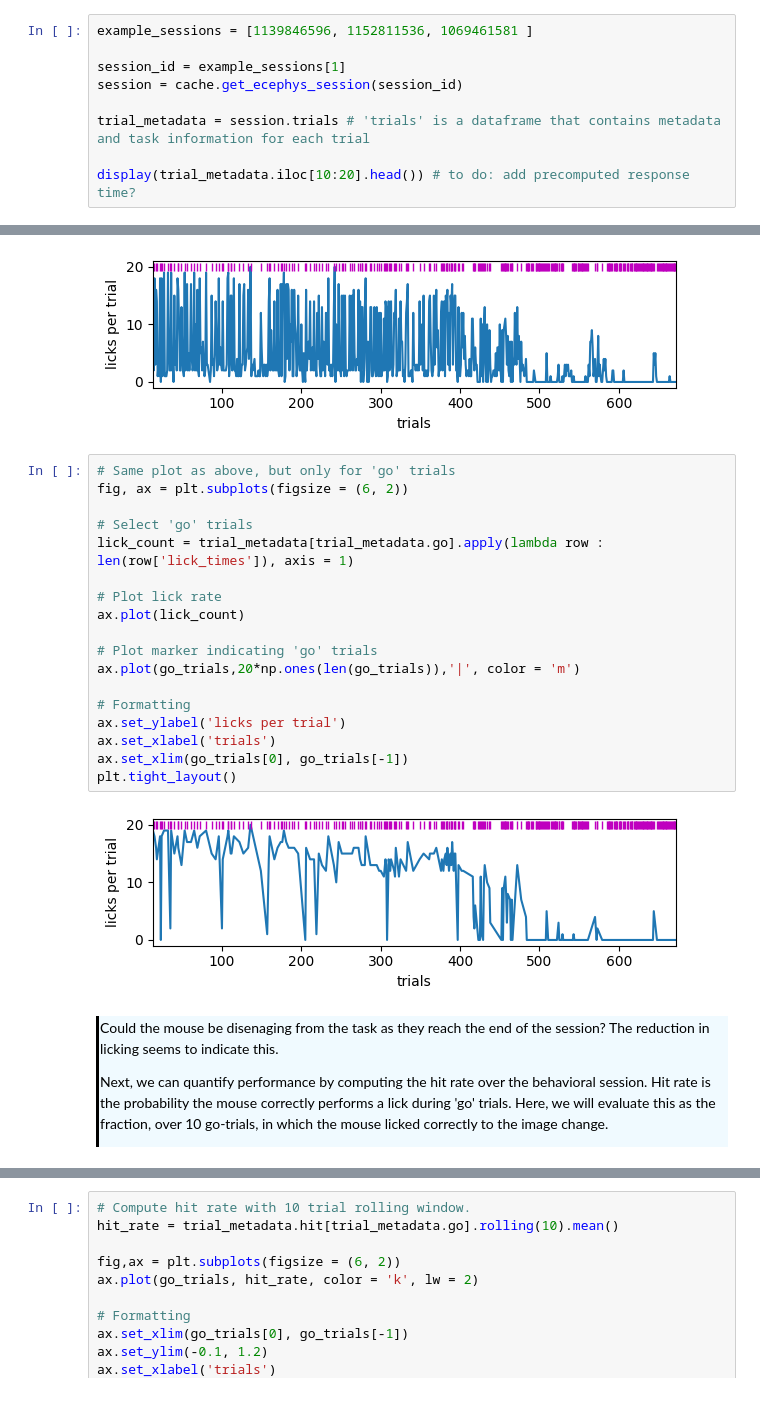
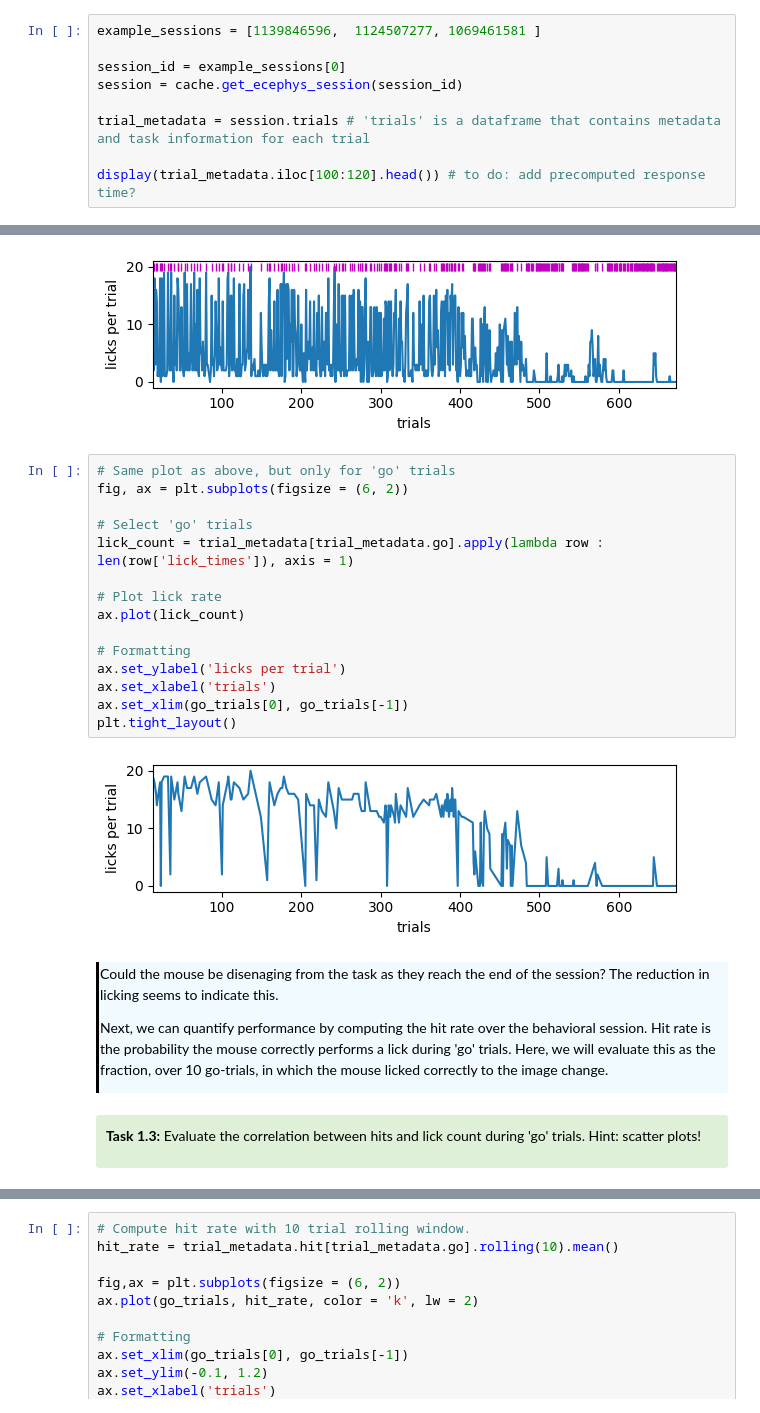
Before and after one commit to AllenSWDB/swdb_visualbehavior_template, a Jupyter notebook: code/Workshop_1.ipynb, the cells around one changed output, grey strips where cells are left out. Drawn from its saved outputs; the diff is of its cells as text.

```diff
--- a/code/Workshop_1.ipynb
+++ b/code/Workshop_1.ipynb
@@ -67,14 +67,14 @@ cache = VisualBehaviorNeuropixelsProjectCache.from_local_cache(cache_dir=cache_d
 Let us look at a single experimental session and examine the metadata  recorded for each behavioral trial.
 </div>
 # %%
-example_sessions = [1139846596, 1152811536, 1069461581 ]
+example_sessions = [1139846596,  1124507277, 1069461581 ]
 
-session_id = example_sessions[1]
+session_id = example_sessions[0]
 session = cache.get_ecephys_session(session_id)
 
 trial_metadata = session.trials # 'trials' is a dataframe that contains metadata and task information for each trial
 
-display(trial_metadata.iloc[10:20].head()) # to do: add precomputed response time?
+display(trial_metadata.iloc[100:120].head()) # to do: add precomputed response time?
 # %% [output]
 |  | start_time | stop_time | initial_image_name | change_image_name | is_change | change_time_no_display_delay | ... |
 | trials_id |  |  |  |  |  |  | ... |
@@ -187,26 +187,27 @@ plt.tight_layout()
 # %%
 # Same plot as above, but only for 'go' trials
 fig, ax = plt.subplots(figsize = (6, 2))
 
 # Select 'go' trials
 lick_count = trial_metadata[trial_metadata.go].apply(lambda row : len(row['lick_times']), axis = 1)
 
 # Plot lick rate
 ax.plot(lick_count)
 
-# Plot marker indicating 'go' trials
-ax.plot(go_trials,20*np.ones(len(go_trials)),'|', color = 'm')
-
 # Formatting
 ax.set_ylabel('licks per trial')
 ax.set_xlabel('trials')
 ax.set_xlim(go_trials[0], go_trials[-1])
 plt.tight_layout()
 # %% [output]
-[figure, old version]
+[figure, new version]
 # %% [markdown]
 <div style="border-left: 3px solid #000; padding: 1px; padding-left: 10px; background: #F0FAFF; ">
 <p> Could the mouse be disenaging from the task as they reach the end of the session? The reduction in licking seems to indicate this.
 <p> Next, we can quantify performance by computing the hit rate over the behavioral session. Hit rate is the probability the mouse correctly performs a lick during 'go' trials. Here, we will evaluate this as the fraction, over 10 go-trials, in which the mouse licked correctly to the image change.
 
 </div>
+# %% [markdown]
+<div style="background: #DFF0D8; border-radius: 3px; padding: 10px;">
+<p><b>Task 1.3:</b> Evaluate the correlation between hits and lick count during 'go' trials. Hint: scatter plots!
+</div>
```
Also changed, not shown: parts of 18 cells of this notebook, 1 other file.
